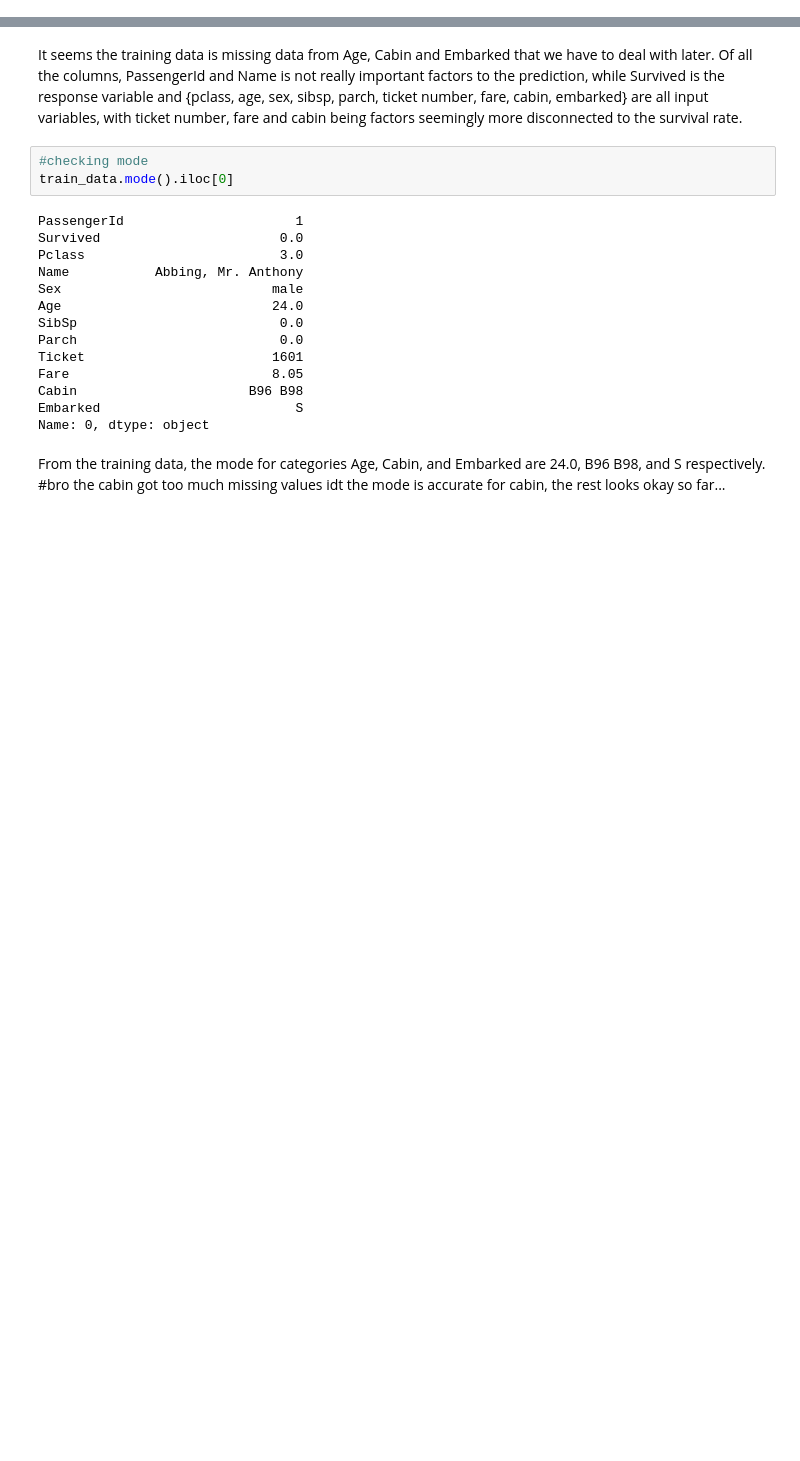
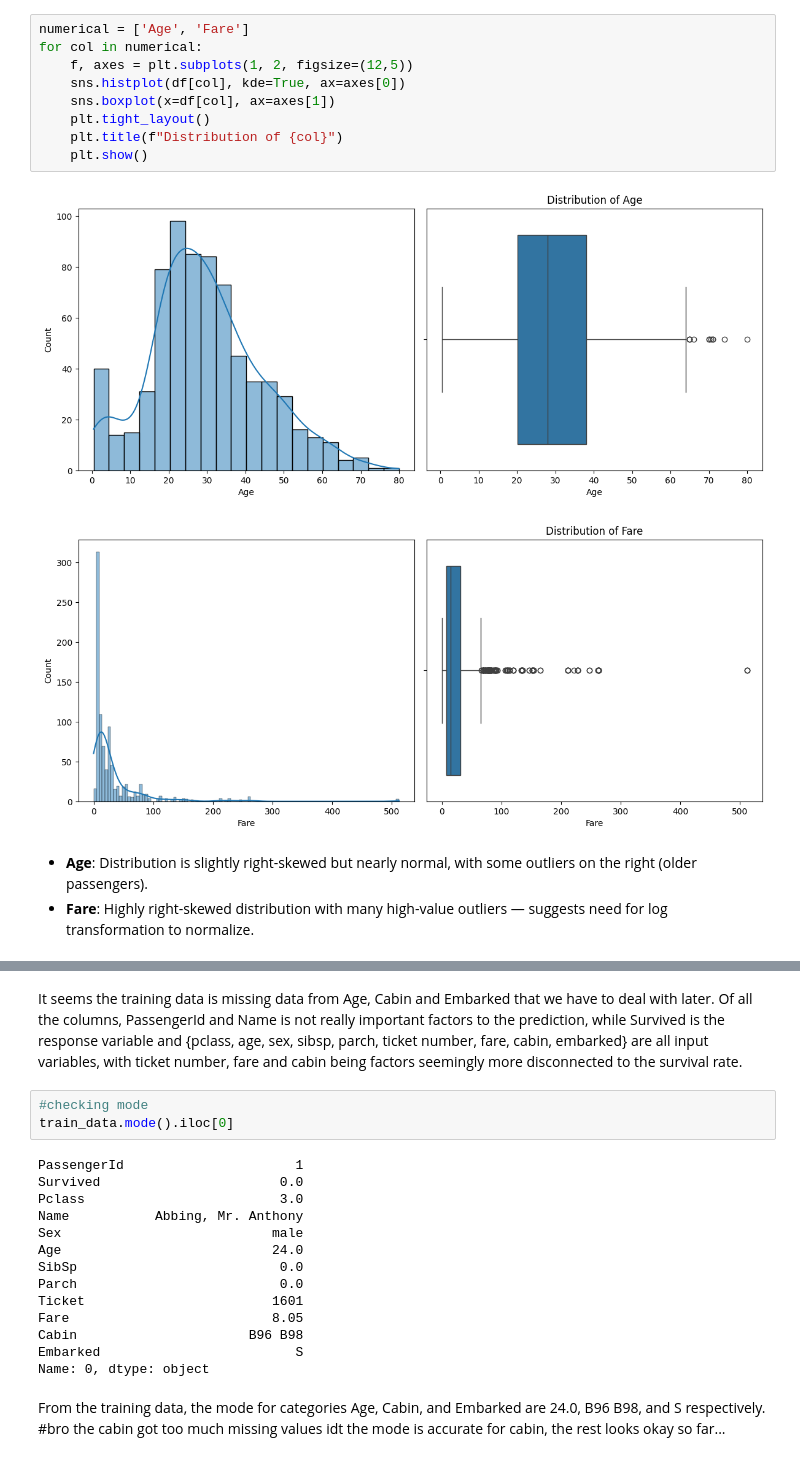
Before and after one commit to jaytai3336/Titanic-Kraggle-Competition, a Jupyter notebook: notebooks/1. EDA (Exploratory Data Analysis).ipynb, the cells around one changed output, grey strips where cells are left out. Drawn from its saved outputs; the diff is of its cells as text; blank space fills up the shorter version.

```diff
--- a/notebooks/1. EDA (Exploratory Data Analysis).ipynb
+++ b/notebooks/1. EDA (Exploratory Data Analysis).ipynb
@@ -112,0 +199,15 @@ max      6.000000  512.329200
+# %%
+numerical = ['Age', 'Fare']
+for col in numerical:
+    f, axes = plt.subplots(1, 2, figsize=(12,5))
+    sns.histplot(df[col], kde=True, ax=axes[0])
+    sns.boxplot(x=df[col], ax=axes[1])
+    plt.tight_layout()
+    plt.title(f"Distribution of {col}")
+    plt.show()
+# %% [output]
+[figure, added]
+[figure, added]
+# %% [markdown]
+- **Age**: Distribution is slightly right-skewed but nearly normal, with some outliers on the right (older passengers).
+- **Fare**: Highly right-skewed distribution with many high-value outliers — suggests need for log transformation to normalize.
```
Also changed, not shown: parts of 27 cells of this notebook, 9 other files.
